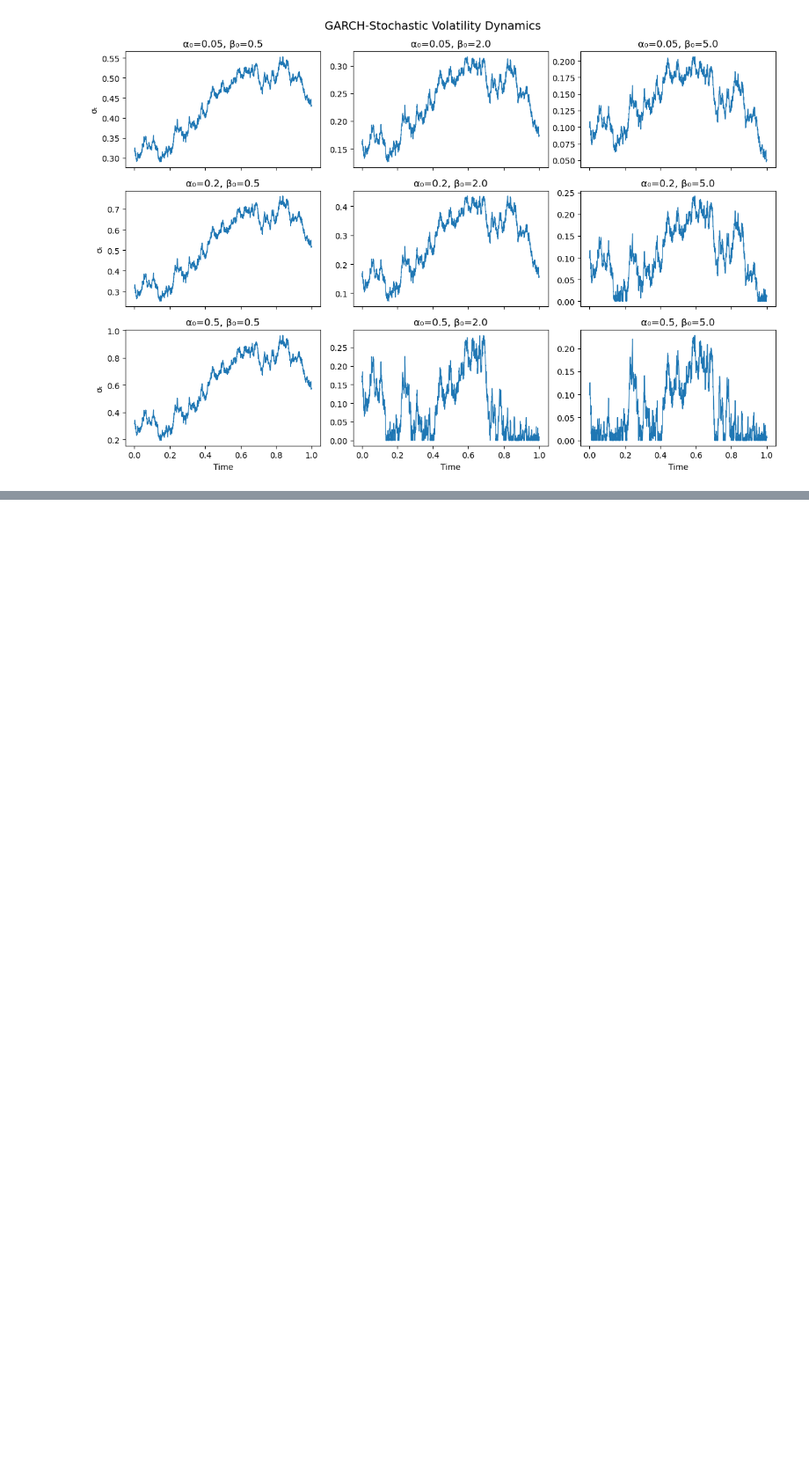
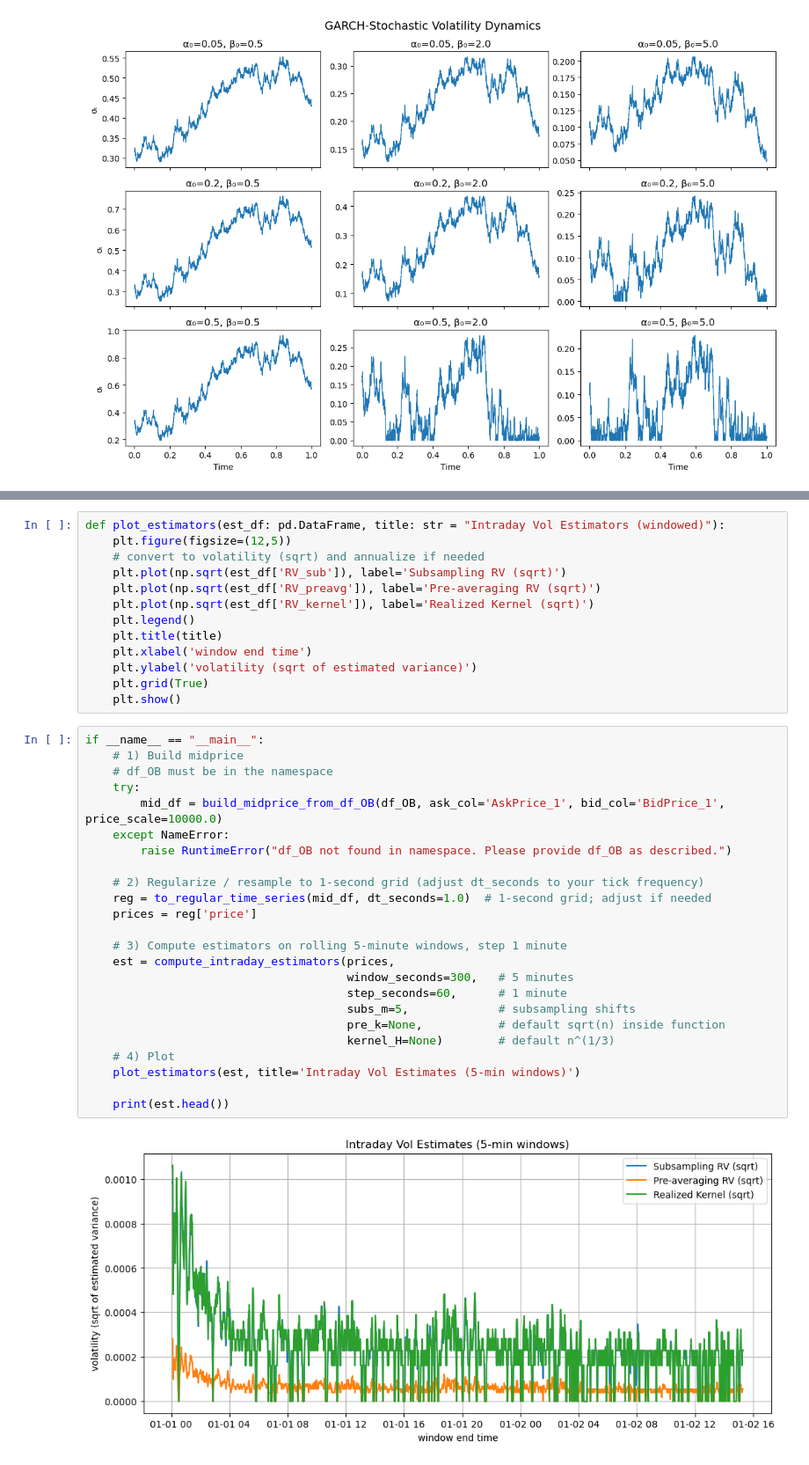
Before and after one commit to Guillaume-melis/Econometrie_S1, a Jupyter notebook: High_Frequency_Data.ipynb, the cells around one changed output, grey strips where cells are left out. Shown at 88% size. Saved outputs shown, nothing was run; the diff lists cells and outputs as text; blank space fills up the shorter version.

```diff
--- a/High_Frequency_Data.ipynb
+++ b/High_Frequency_Data.ipynb
@@ -222,0 +379,39 @@ plt.show()
+# %%
+def plot_estimators(est_df: pd.DataFrame, title: str = "Intraday Vol Estimators (windowed)"):
+    plt.figure(figsize=(12,5))
+    # convert to volatility (sqrt) and annualize if needed
+    plt.plot(np.sqrt(est_df['RV_sub']), label='Subsampling RV (sqrt)')
+    plt.plot(np.sqrt(est_df['RV_preavg']), label='Pre-averaging RV (sqrt)')
+    plt.plot(np.sqrt(est_df['RV_kernel']), label='Realized Kernel (sqrt)')
+    plt.legend()
+    plt.title(title)
+    plt.xlabel('window end time')
+    plt.ylabel('volatility (sqrt of estimated variance)')
+    plt.grid(True)
+    plt.show()
+# %%
+if __name__ == "__main__":
+    # 1) Build midprice
+    # df_OB must be in the namespace
+    try:
+        mid_df = build_midprice_from_df_OB(df_OB, ask_col='AskPrice_1', bid_col='BidPrice_1', price_scale=10000.0)
+    except NameError:
+        raise RuntimeError("df_OB not found in namespace. Please provide df_OB as described.")
+
+    # 2) Regularize / resample to 1-second grid (adjust dt_seconds to your tick frequency)
+    reg = to_regular_time_series(mid_df, dt_seconds=1.0)  # 1-second grid; adjust if needed
+    prices = reg['price']
+
+    # 3) Compute estimators on rolling 5-minute windows, step 1 minute
+    est = compute_intraday_estimators(prices,
+                                      window_seconds=300,   # 5 minutes
+                                      step_seconds=60,      # 1 minute
+                                      subs_m=5,             # subsampling shifts
+                                      pre_k=None,           # default sqrt(n) inside function
+                                      kernel_H=None)        # default n^(1/3)
+    # 4) Plot
+    plot_estimators(est, title='Intraday Vol Estimates (5-min windows)')
+
+    print(est.head())
+# %% [output]
+[figure, added]
```
Also changed, not shown: parts of 10 cells of this notebook, 2 other files.
